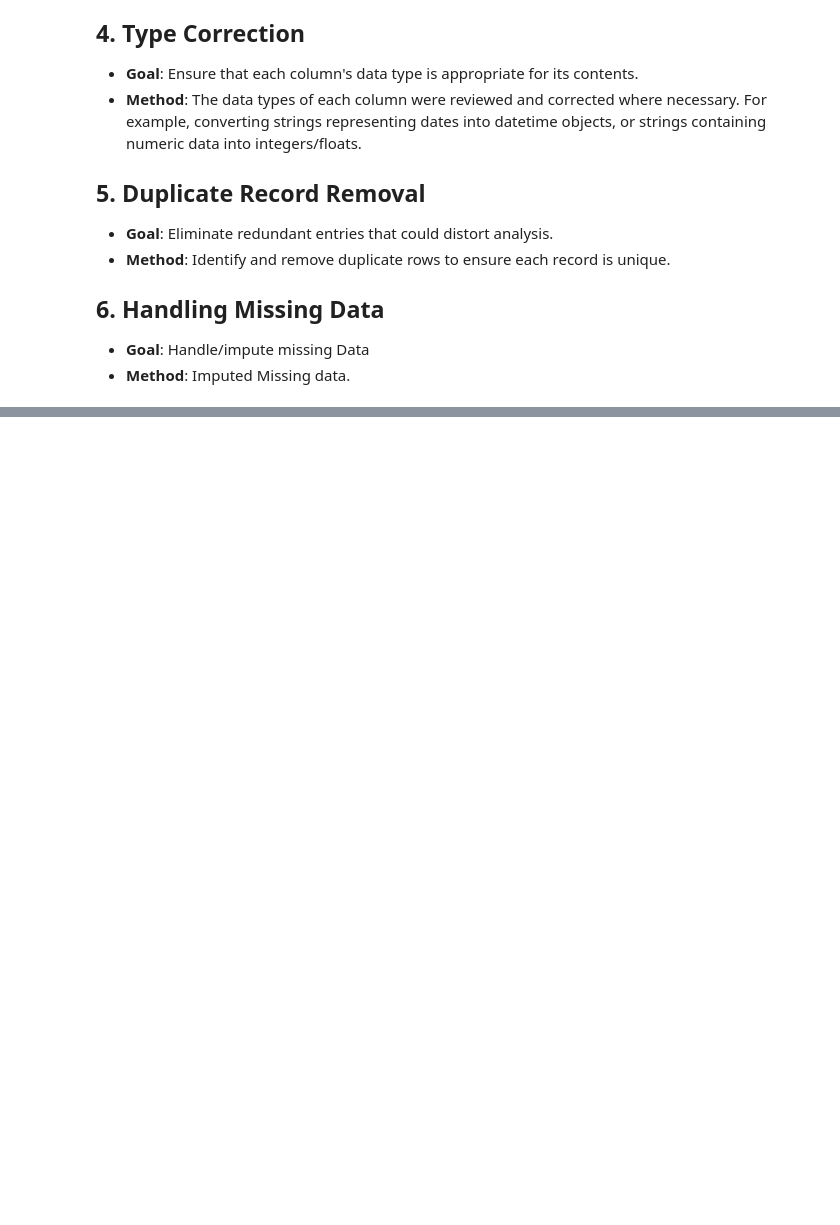
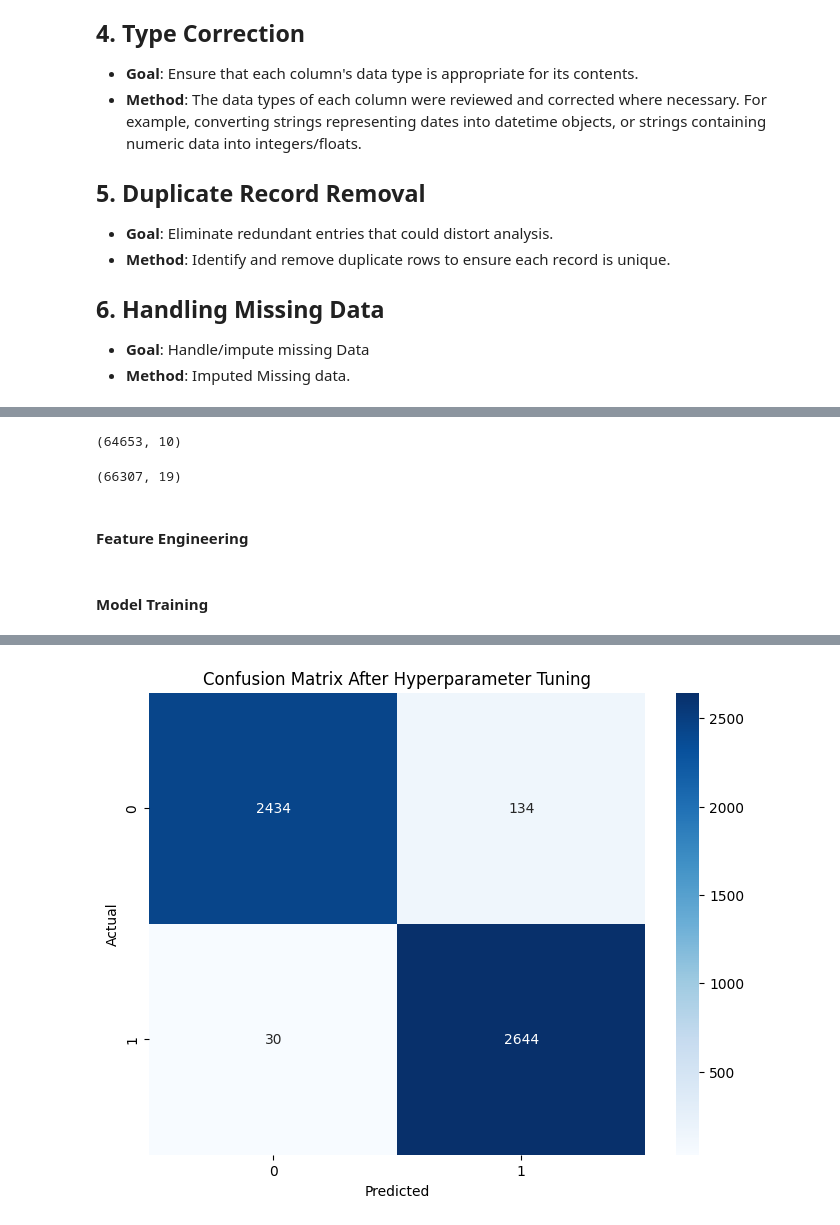
Before and after one commit to sakshamlakhera/CSE587, a Jupyter notebook: notebook/Sharan_Raj_50604183_Hypothesis_Proof.ipynb, the cells around one changed output, grey strips where cells are left out. Drawn from its saved outputs; the diff is of its cells as text; code cells hidden in the pictures; blank space fills up the shorter version.

```diff
--- a/notebook/Sharan_Raj_50604183_Hypothesis_Proof.ipynb
+++ b/notebook/Sharan_Raj_50604183_Hypothesis_Proof.ipynb
@@ -452,0 +616,78 @@ The chart visually supports the hypothesis that marital status is associated wit
+# %%
+df_H1_balanced = df_H1_balanced.drop_duplicates(subset=identity_columns_H1)
+df_H1_balanced.shape
+# %% [output]
+(64653, 10)
+# %%
+drug_usage_columns_H1 = list(set(drug_usage_columns_H1) | {"Drug_Use"})
+additional_columns_of_interest = ['MJEVER', 'BLNTEVER', 'COCEVER', 'CRKEVER', 'HEREVER', 'HALLUCEVR', 'METHAMEVR', 'YO_MDEA1', 'IRSEX']
+df_H1_balanced = pd.merge(df_H1_balanced, df[identity_columns_H1+additional_columns_of_interest], how='inner', on=identity_columns_H1)
+# %%
+df_H1 = df_H1_new.copy()
+df_H1.shape
+# %% [output]
+(66307, 19)
+# %% [markdown]
+#### Feature Engineering
+# %%
+df_H1_balanced['total_drugs_used'] = df_H1_balanced[['MJEVER', 'BLNTEVER', 'COCEVER', 'CRKEVER', 'HEREVER', 'HALLUCEVR', 'METHAMEVR']].apply(lambda x: sum(x != 991), axis=1)
+df_H1_balanced['age_first_drug_use'] = df_H1_balanced[['MJAGE', 'BLNTAGE', 'COCAGE',  'CRKAGE',  'HERAGE', 'HALLUCAGE', 'METHAMAGE']].replace(991, np.inf).min(axis=1)
+df_H1_balanced['age_first_drug_use'] = df_H1_balanced['age_first_drug_use'].replace(np.inf, 0)
+# %% [markdown]
+#### Model Training
+# %%
+# Prepare the features and target
+X = df_H1_balanced.drop(columns=identity_columns_H1+['YMDELT'])
+y = df_H1_balanced['YMDELT'].replace({2: 0}) # No Depression label is transformed as 0 for Model training
+
+# Split the data
+X_train, X_test, y_train, y_test = train_test_split(X, y, test_size=0.2, random_state=42)
+
+# Define the parameter grid for hyperparameter tuning
+param_grid = {
+    'n_estimators': [100, 200, 300],
+    'max_depth': [3, 5, 7],
+    'learning_rate': [0.01, 0.1, 0.2],
+    'subsample': [0.6, 0.8, 1.0],
+    'colsample_bytree': [0.6, 0.8, 1.0],
+    'gamma': [0, 0.1, 0.2],
+    'min_child_weight': [1, 3, 5]
+}
+
+
+# Create the XGBoost classifier
+xgb_model = XGBClassifier(random_state=42)
+
+# Set up GridSearchCV with cross-validation (cv=3)
+grid_search = GridSearchCV(estimator=xgb_model, param_grid=param_grid,
+                           scoring='accuracy', cv=3, verbose=1)
+
+# Fit the model to training data with hyperparameter tuning
+grid_search.fit(X_train, y_train)
+
+# Get the best parameters and best score from GridSearchCV
+best_params = grid_search.best_params_
+best_score = grid_search.best_score_
+
+print(f"Best Hyperparameters: {best_params}")
+print(f"Best Cross-Validation Accuracy: {best_score:.2f}")
+
+# Use the best estimator to make predictions on the test set
+best_xgb_model = grid_search.best_estimator_
+y_pred = best_xgb_model.predict(X_test)
+
+# Evaluate the tuned model on test data
+accuracy = accuracy_score(y_test, y_pred)
+print(f"Test Accuracy: {accuracy:.2f}")
+print("\nClassification Report:")
+print(classification_report(y_test, y_pred))
+
+# Plot confusion matrix for the tuned model
+cm = confusion_matrix(y_test, y_pred)
+plt.figure(figsize=(8, 6))
+sns.heatmap(cm, annot=True, fmt='d', cmap='Blues')
+plt.title('Confusion Matrix After Hyperparameter Tuning')
+plt.xlabel('Predicted')
+plt.ylabel('Actual')
+plt.show()
+# %% [output]
@@ -452,0 +708 @@ The chart visually supports the hypothesis that marital status is associated wit
+[figure, added]
```
Also changed, not shown: parts of 27 cells of this notebook.
